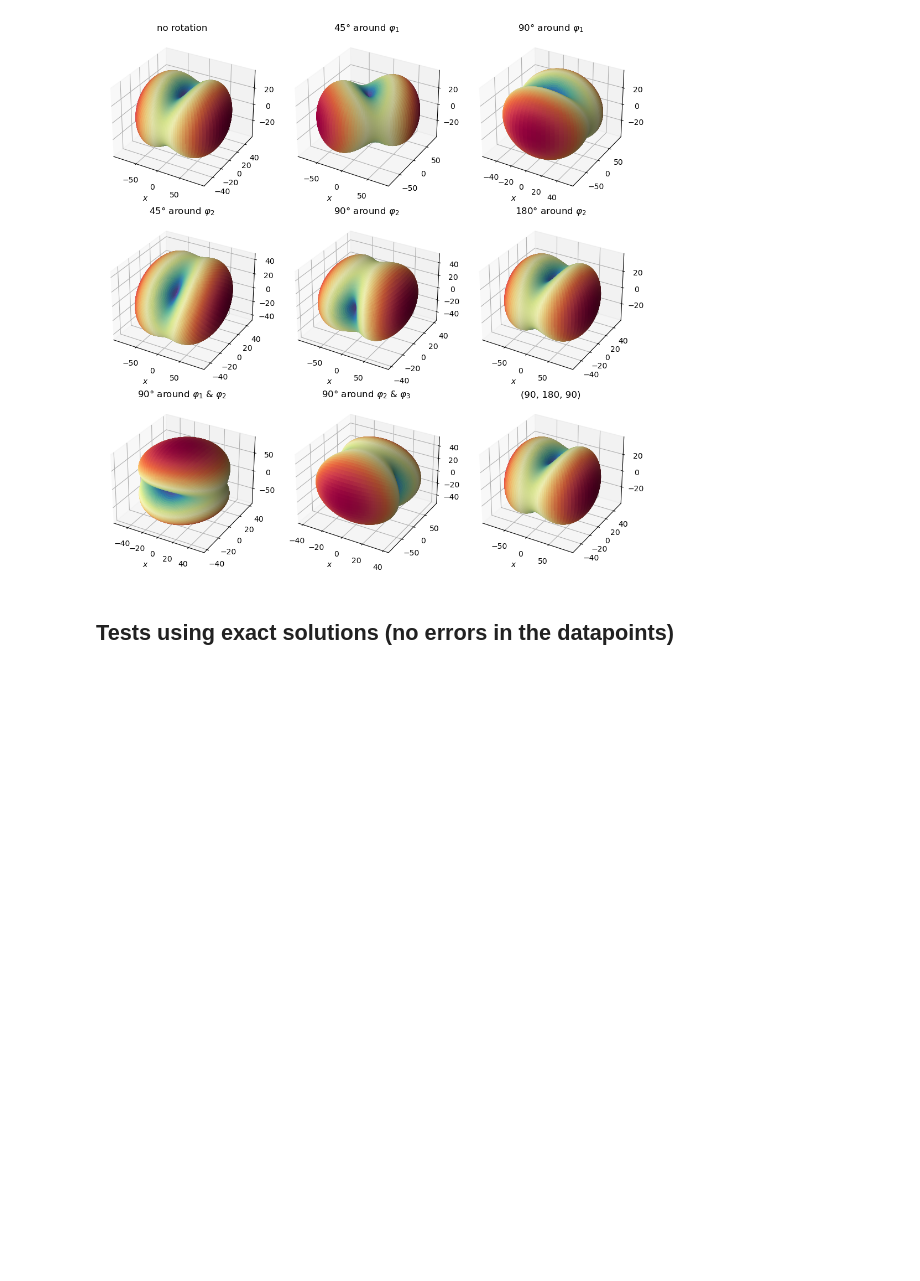
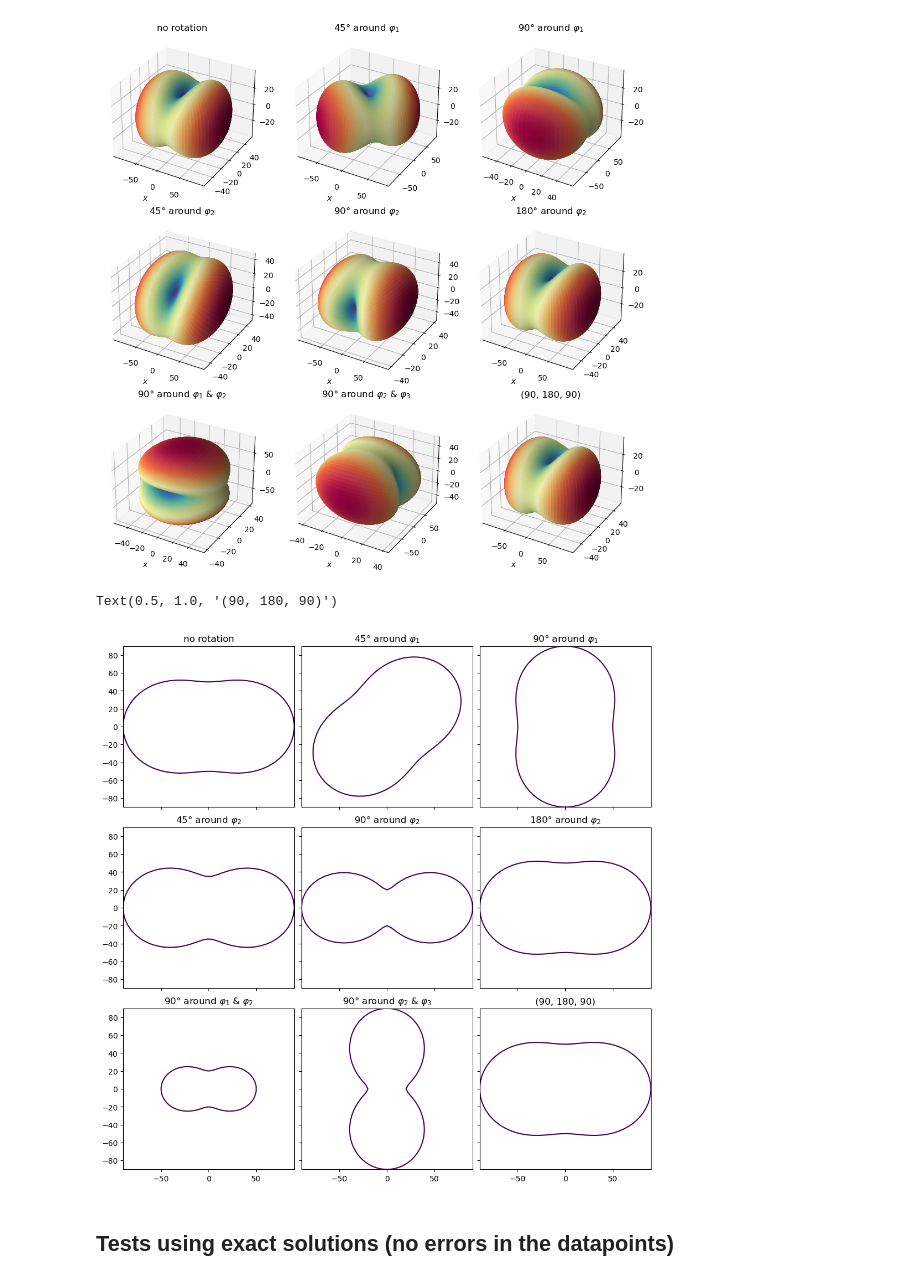
Before and after one commit to bertopadron/FTIR-EBSD, a Jupyter notebook: notebooks2learn/minimization_procedure.ipynb, the cells around one changed output. Saved outputs shown, nothing was run; the diff lists cells and outputs as text; code cells hidden in the pictures; blank space fills up the shorter version.

```diff
--- a/notebooks2learn/minimization_procedure.ipynb
+++ b/notebooks2learn/minimization_procedure.ipynb
@@ -218,6 +218,41 @@ axes[2,2].set_xlabel(r'$x$')
 _ = axes[2,2].set_title(r'(90, 180, 90)')
 # %% [output]
 [figure]
+# %%
+# Plot the contours for z = 0
+fig2, axes = plt.subplots(ncols=3, nrows=3, sharex=True, sharey=True, figsize=(10, 10), constrained_layout=True)
+
+axes[0,0].contour(x, y, z, [0])
+axes[0,0].set_title('no rotation')
+
+axes[0,1].contour(rotation_0[0], rotation_0[1], rotation_0[2], [0])
+axes[0,1].set_title(r'45° around $\varphi_{1}$')
+
+axes[0,2].contour(rotation_1[0], rotation_1[1], rotation_1[2], [0])
+axes[0,2].set_title(r'90° around $\varphi_{1}$')
+
+# second row: rotations around phi 2
+axes[1,0].contour(rotation_2[0], rotation_2[1], rotation_2[2], [0])
+axes[1,0].set_title(r'45° around $\varphi_{2}$')
+
+axes[1,1].contour(rotation_3[0], rotation_3[1], rotation_3[2], [0])
+axes[1,1].set_title(r'90° around $\varphi_{2}$')
+
+axes[1,2].contour(rotation_4[0], rotation_4[1], rotation_4[2], [0])
+axes[1,2].set_title(r'180° around $\varphi_{2}$')
+
+# third row: combined rotations
+axes[2,0].contour(rotation_5[0], rotation_5[1], rotation_5[2], [0])
+axes[2,0].set_title(r'90° around $\varphi_{1}$ & $\varphi_{2}$')
+
+axes[2,1].contour(rotation_6[0], rotation_6[1], rotation_6[2], [0])
+axes[2,1].set_title(r'90° around $\varphi_{2}$ & $\varphi_{3}$')
+
+axes[2,2].contour(rotation_7[0], rotation_7[1], rotation_7[2], [0])
+axes[2,2].set_title(r'(90, 180, 90)')
+# %% [output]
+Text(0.5, 1.0, '(90, 180, 90)')
+[figure, added]
 # %% [markdown]
 ## Tests using exact solutions (no errors in the datapoints)
 # %%
```
Also changed, not shown: parts of 5 cells of this notebook, 1 other file.
